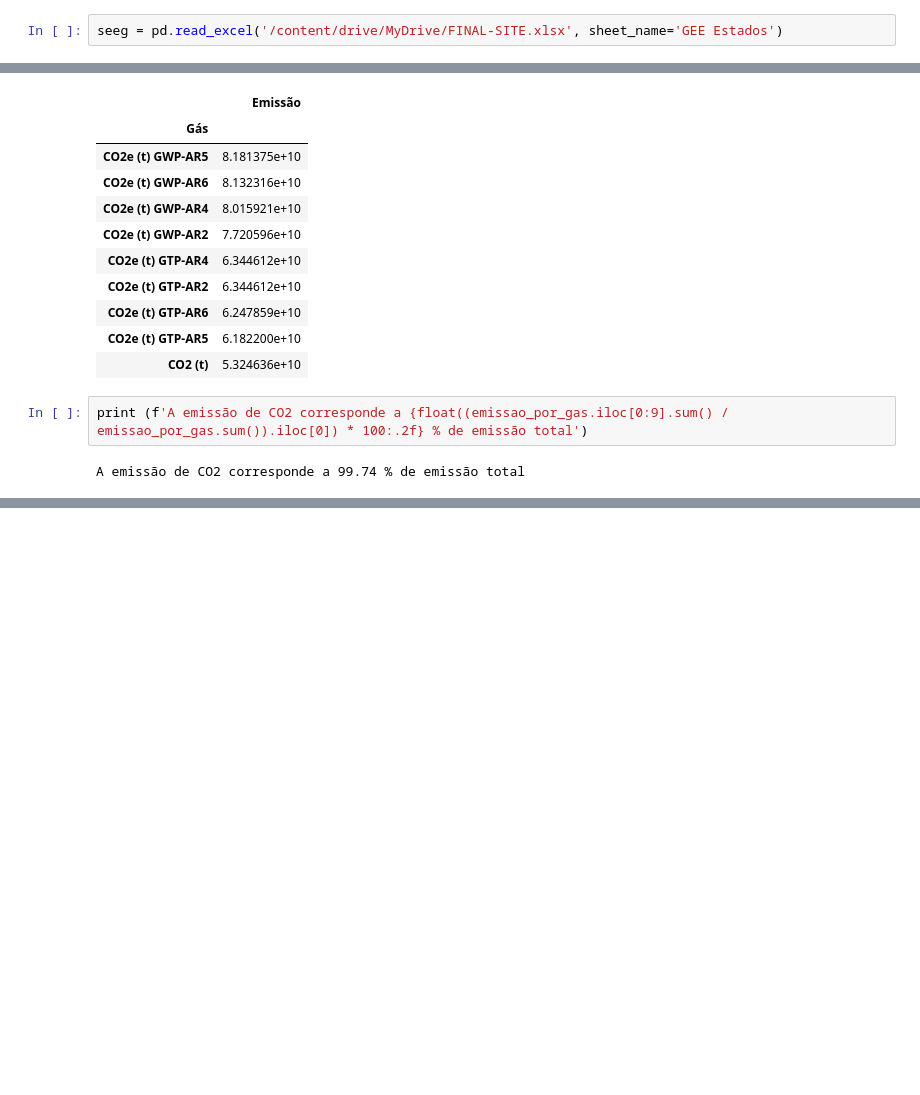
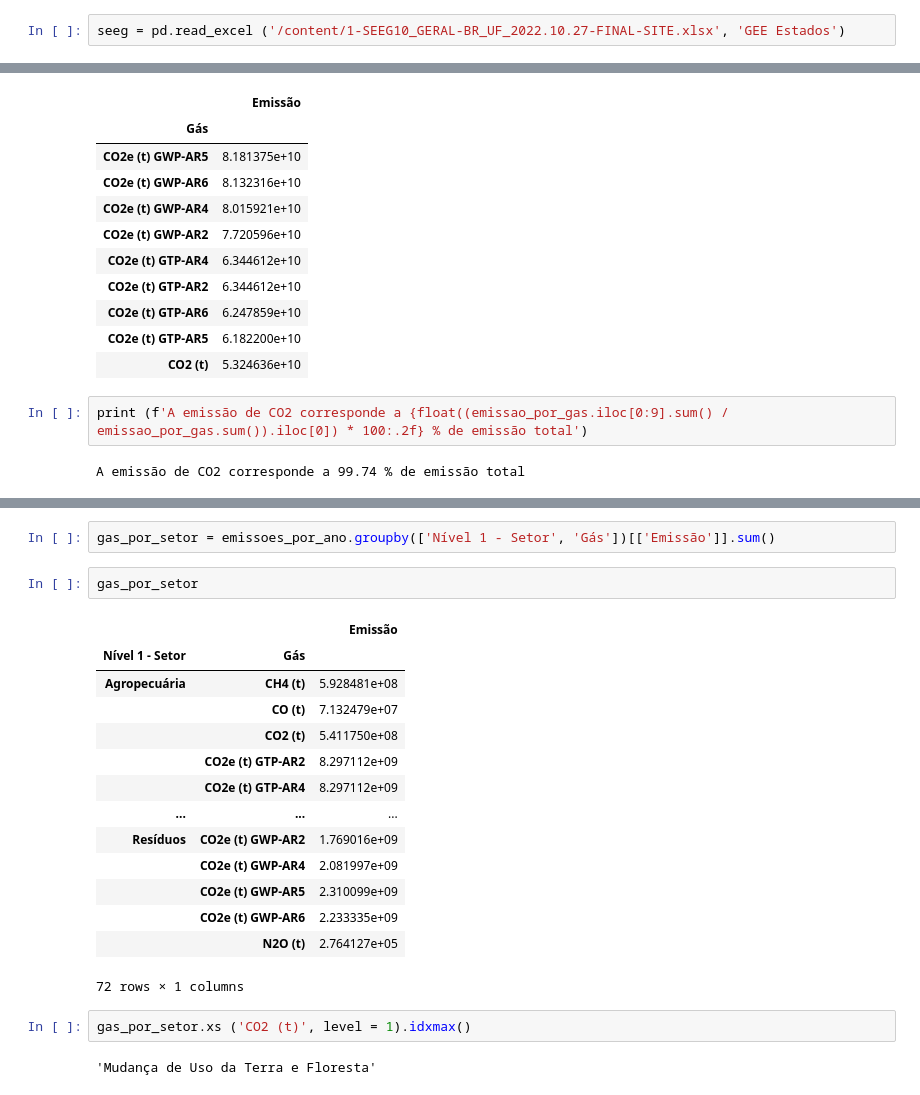
Before and after one commit to GaiasRaphael/Alura, a Jupyter notebook: Ciência de Dados/Pandas/selects.ipynb, the cells around one changed output, grey strips where cells are left out. Drawn from its saved outputs; the diff is of its cells as text; blank space fills up the shorter version.

```diff
--- a/Ciência de Dados/Pandas/selects.ipynb
+++ b/Ciência de Dados/Pandas/selects.ipynb
@@ -3,7 +3,7 @@
 # %%
 import pandas as pd
 # %%
-seeg = pd.read_excel('/content/drive/MyDrive/FINAL-SITE.xlsx', sheet_name='GEE Estados')
+seeg = pd.read_excel ('/content/1-SEEG10_GERAL-BR_UF_2022.10.27-FINAL-SITE.xlsx', 'GEE Estados')
 # %%
 seeg
 # %% [output]
@@ -236,0 +274,23 @@ A emissão de CO2 corresponde a 99.74 % de emissão total
+# %%
+gas_por_setor = emissoes_por_ano.groupby(['Nível 1 - Setor', 'Gás'])[['Emissão']].sum()
+# %%
+gas_por_setor
+# %% [output]
+|  |  | Emissão |
+| Nível 1 - Setor | Gás |  |
+| Agropecuária | CH4 (t) | 5.928481e+08 |
+|  | CO (t) | 7.132479e+07 |
+|  | CO2 (t) | 5.411750e+08 |
+|  | CO2e (t) GTP-AR2 | 8.297112e+09 |
+|  | CO2e (t) GTP-AR4 | 8.297112e+09 |
+| ... | ... | ... |
+| Resíduos | CO2e (t) GWP-AR2 | 1.769016e+09 |
+|  | CO2e (t) GWP-AR4 | 2.081997e+09 |
+|  | CO2e (t) GWP-AR5 | 2.310099e+09 |
+|  | CO2e (t) GWP-AR6 | 2.233335e+09 |
+|  | N2O (t) | 2.764127e+05 |
+72 rows × 1 columns
+# %%
+gas_por_setor.xs ('CO2 (t)', level = 1).idxmax()
+# %% [output]
+'Mudança de Uso da Terra e Floresta'
```
Also changed, not shown: parts of 3 cells of this notebook.
